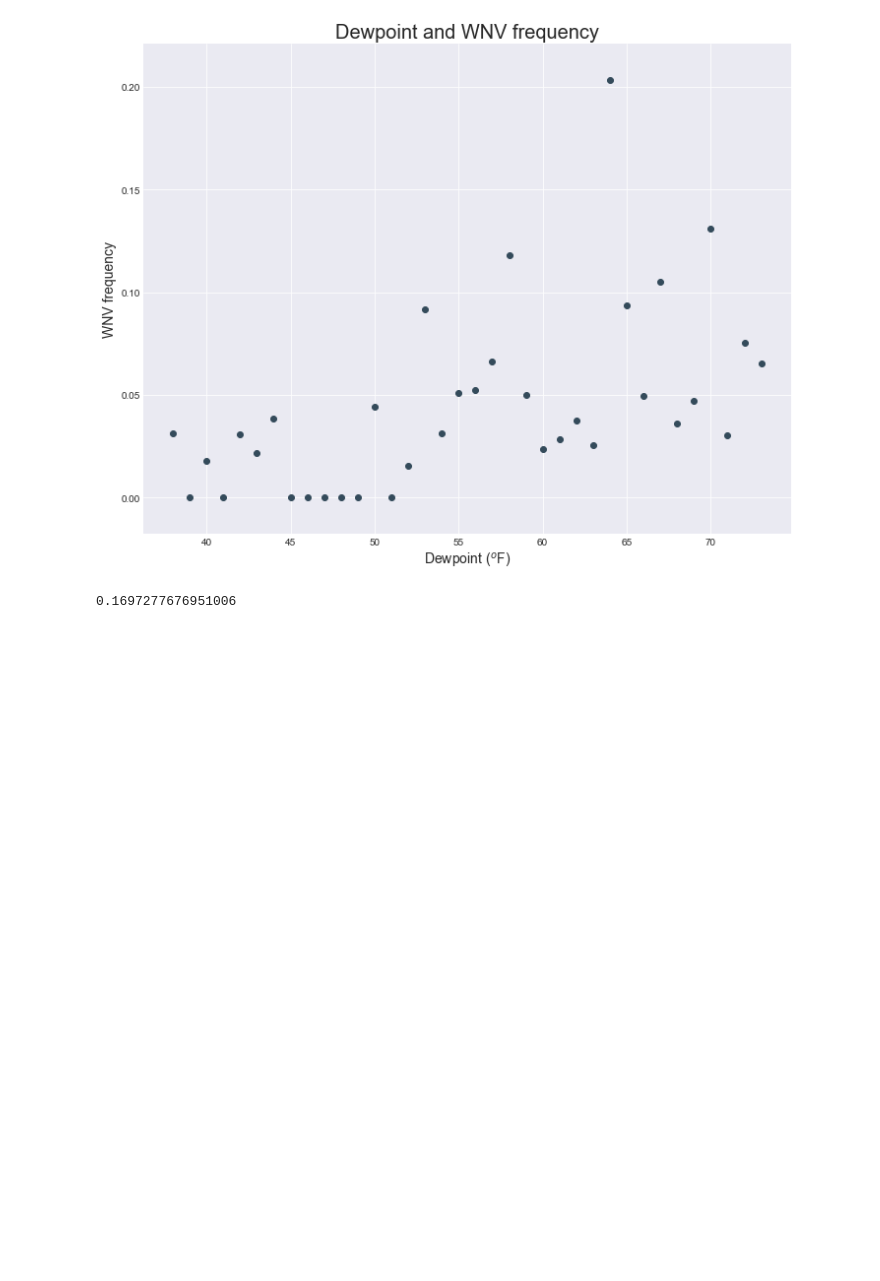
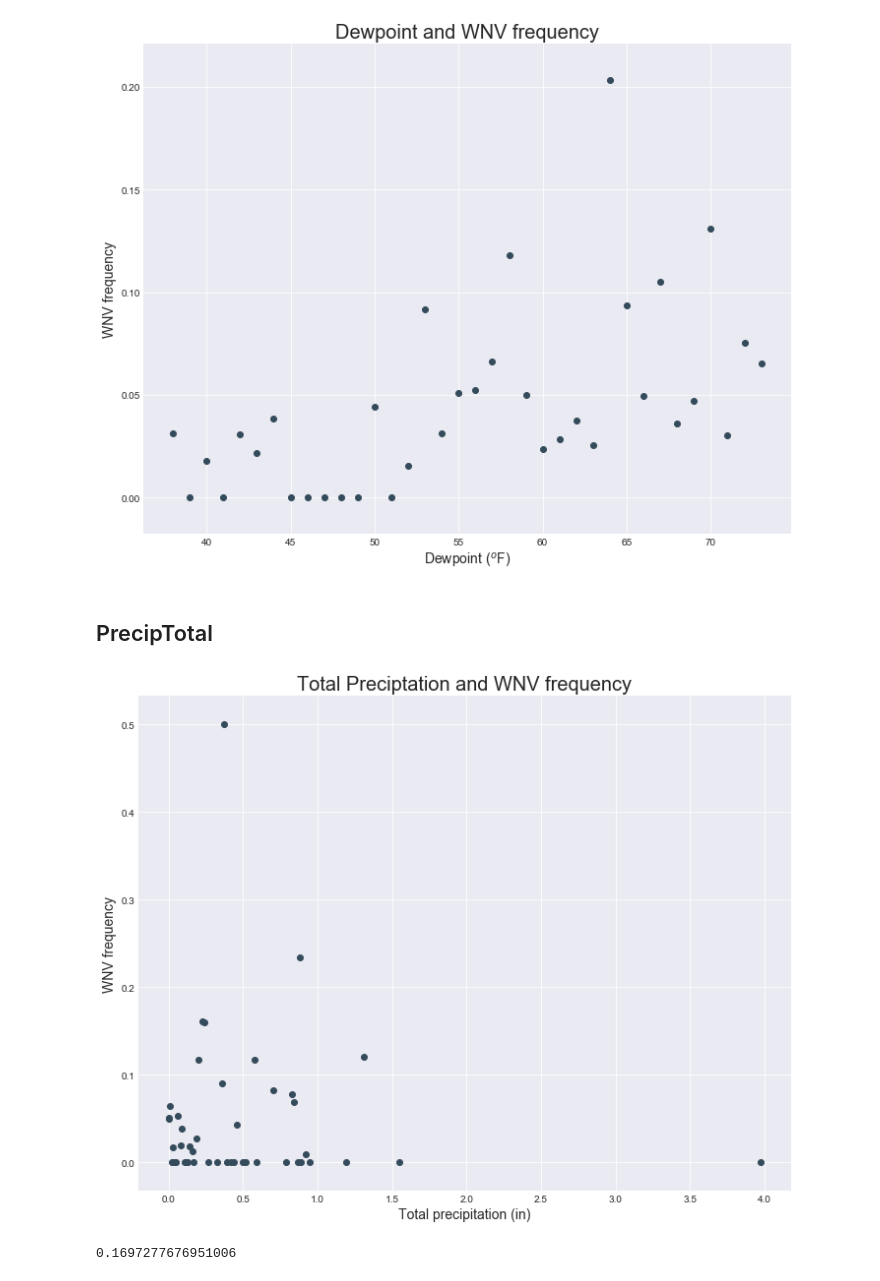
Before and after one commit to jtimdwyer/DSI_project_4, a Jupyter notebook: notebooks/05_EDA.ipynb, the cells around one changed output. Cells and saved outputs as stored; diff of their text form; code cells hidden in the pictures; blank space fills up the shorter version.

```diff
--- a/notebooks/05_EDA.ipynb
+++ b/notebooks/05_EDA.ipynb
@@ -203,8 +210,21 @@ plt.title('Dewpoint and WNV frequency', size=20)
 plt.tight_layout()
 # %% [output]
 [figure]
-# %%
-df.preciptotal = df.preciptotal.map(lambda x: x.replace('T', '0.01')).astype(float)
+# %% [markdown]
+## PrecipTotal
+# %%
+precip_list = []
+for i in list(set(df.preciptotal.values)):
+    precip_list.append(df[df.preciptotal == i]['wnvpresent'].mean())
+
+plt.figure(figsize=(10, 8))
+plt.scatter(list(set(df.preciptotal.values)), dewpt_list)
+plt.xlabel('Total precipitation (in)', size=14)
+plt.ylabel('WNV frequency', size=14)
+plt.title('Total Preciptation and WNV frequency', size=20)
+plt.tight_layout()
+# %% [output]
+[figure, added]
 # %%
 df[df.wnvpresent == 1]['preciptotal'].mean()
 # %% [output]
```
Also changed, not shown: parts of 3 cells of this notebook, 3 other files.
